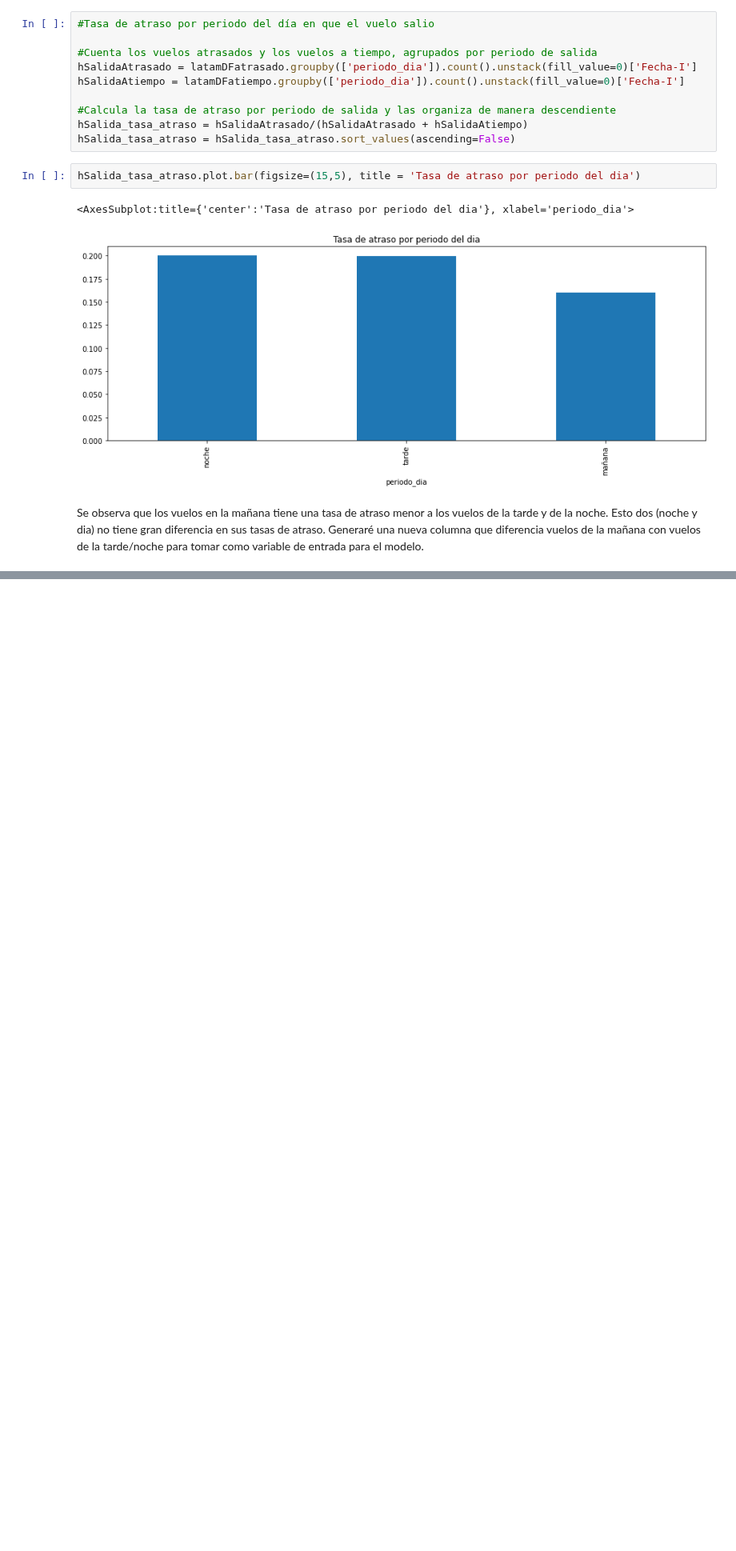
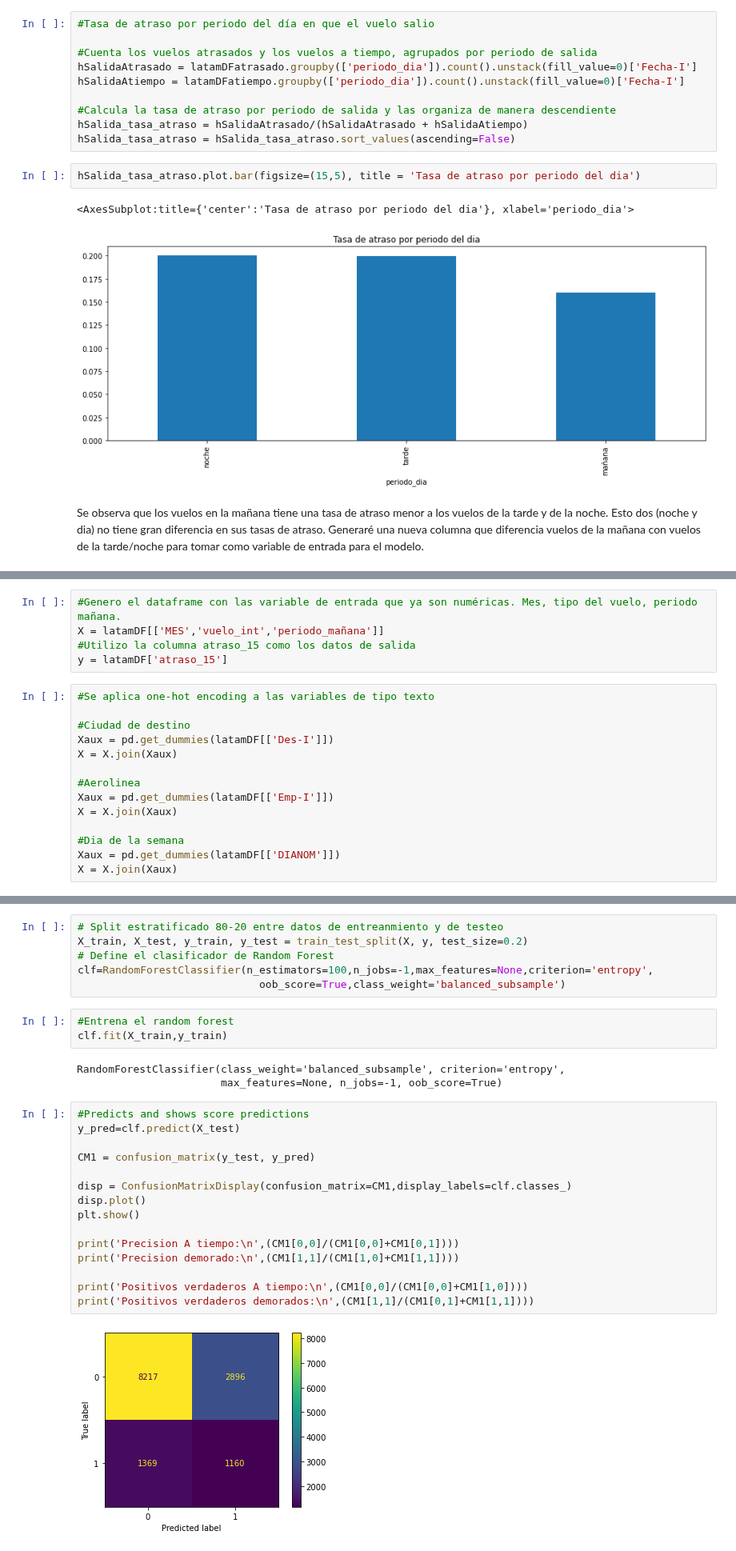
Before and after one commit to AndresFrancoG/desafioDSLatam, a Jupyter notebook: solution.ipynb, the cells around one changed output, grey strips where cells are left out. Shown at 80% size. Drawn from its saved outputs; the diff is of its cells as text; blank space fills up the shorter version.

```diff
--- a/solution.ipynb
+++ b/solution.ipynb
@@ -391,0 +405,19 @@ latamDF['atraso_15']=latamDF.apply(lambda row: se_atraso(row),axis=1)
+# %%
+#Genero el dataframe con las variable de entrada que ya son numéricas. Mes, tipo del vuelo, periodo mañana.
+X = latamDF[['MES','vuelo_int','periodo_mañana']]
+#Utilizo la columna atraso_15 como los datos de salida
+y = latamDF['atraso_15']
+# %%
+#Se aplica one-hot encoding a las variables de tipo texto
+
+#Ciudad de destino
+Xaux = pd.get_dummies(latamDF[['Des-I']])
+X = X.join(Xaux)
+
+#Aerolinea
+Xaux = pd.get_dummies(latamDF[['Emp-I']])
+X = X.join(Xaux)
+
+#Dia de la semana
+Xaux = pd.get_dummies(latamDF[['DIANOM']])
+X = X.join(Xaux)
@@ -391,0 +430,29 @@ latamDF['atraso_15']=latamDF.apply(lambda row: se_atraso(row),axis=1)
+# %%
+# Split estratificado 80-20 entre datos de entreanmiento y de testeo
+X_train, X_test, y_train, y_test = train_test_split(X, y, test_size=0.2)
+# Define el clasificador de Random Forest
+clf=RandomForestClassifier(n_estimators=100,n_jobs=-1,max_features=None,criterion='entropy',
+                             oob_score=True,class_weight='balanced_subsample')
+# %%
+#Entrena el random forest
+clf.fit(X_train,y_train)
+# %% [output]
+RandomForestClassifier(class_weight='balanced_subsample', criterion='entropy',
+                       max_features=None, n_jobs=-1, oob_score=True)
+# %%
+#Predicts and shows score predictions
+y_pred=clf.predict(X_test)
+
+CM1 = confusion_matrix(y_test, y_pred)
+
+disp = ConfusionMatrixDisplay(confusion_matrix=CM1,display_labels=clf.classes_)
+disp.plot()
+plt.show()
+
+print('Precision A tiempo:\n',(CM1[0,0]/(CM1[0,0]+CM1[0,1])))
+print('Precision demorado:\n',(CM1[1,1]/(CM1[1,0]+CM1[1,1])))
+
+print('Positivos verdaderos A tiempo:\n',(CM1[0,0]/(CM1[0,0]+CM1[1,0])))
+print('Positivos verdaderos demorados:\n',(CM1[1,1]/(CM1[0,1]+CM1[1,1])))
+# %% [output]
+[figure, added]
```
Also changed, not shown: parts of 5 cells of this notebook.
